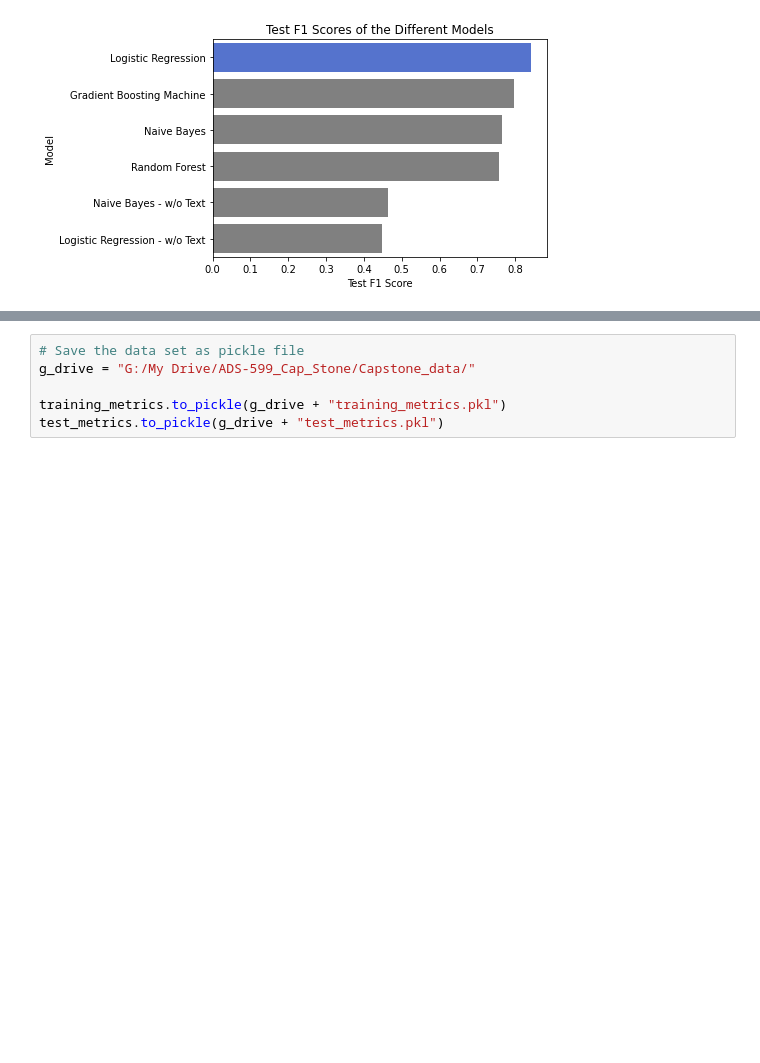
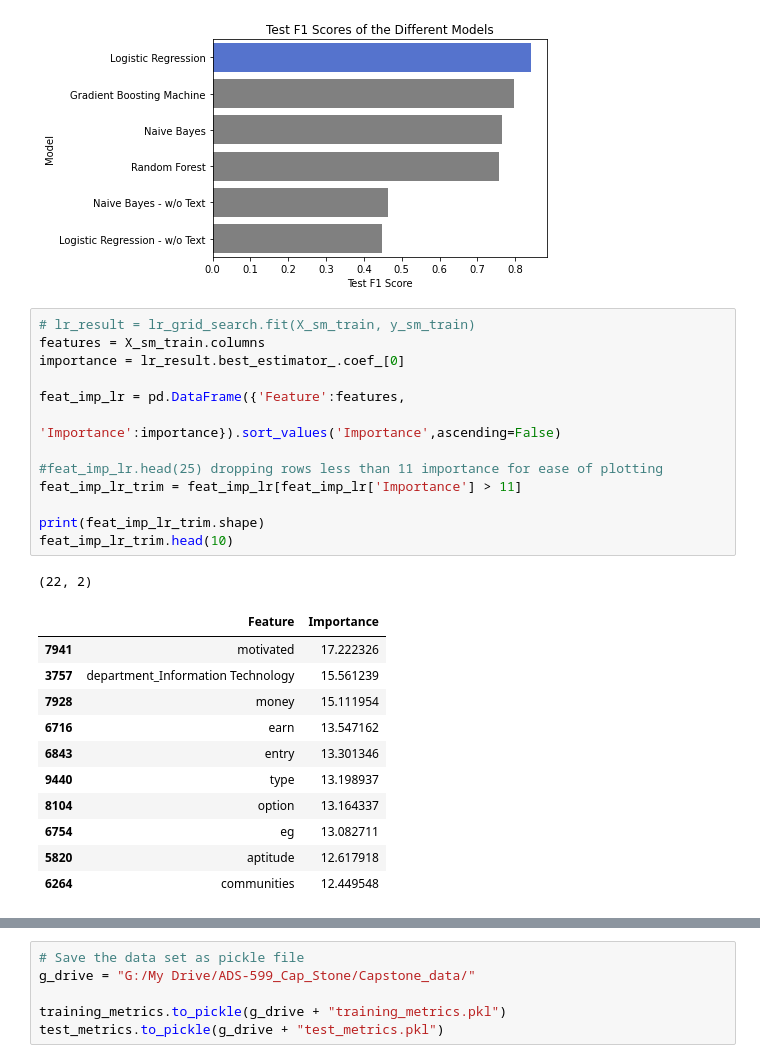
Before and after one commit to ADS-599-Team-2-Capstone/ADS-599-Capstone, a Jupyter notebook: Code Library Folder/Modeling.ipynb, the cells around one changed output, grey strips where cells are left out. Saved outputs shown, nothing was run; the diff lists cells and outputs as text; blank space fills up the shorter version.

```diff
--- a/Code Library Folder/Modeling.ipynb
+++ b/Code Library Folder/Modeling.ipynb
@@ -602,3 +602,29 @@ plt.title('Test F1 Scores of the Different Models')
 plt.show()
 # %% [output]
 [figure]
+# %%
+# lr_result = lr_grid_search.fit(X_sm_train, y_sm_train)
+features = X_sm_train.columns
+importance = lr_result.best_estimator_.coef_[0]
+
+feat_imp_lr = pd.DataFrame({'Feature':features,
+                            'Importance':importance}).sort_values('Importance',ascending=False)
+
+#feat_imp_lr.head(25) dropping rows less than 11 importance for ease of plotting
+feat_imp_lr_trim = feat_imp_lr[feat_imp_lr['Importance'] > 11]
+
+print(feat_imp_lr_trim.shape)
+feat_imp_lr_trim.head(10)
+# %% [output]
+(22, 2)
+|  | Feature | Importance |
+| 7941 | motivated | 17.222326 |
+| 3757 | department_Information Technology | 15.561239 |
+| 7928 | money | 15.111954 |
+| 6716 | earn | 13.547162 |
+| 6843 | entry | 13.301346 |
+| 9440 | type | 13.198937 |
+| 8104 | option | 13.164337 |
+| 6754 | eg | 13.082711 |
+| 5820 | aptitude | 12.617918 |
+| 6264 | communities | 12.449548 |
```
Also changed, not shown: parts of 3 cells of this notebook.
